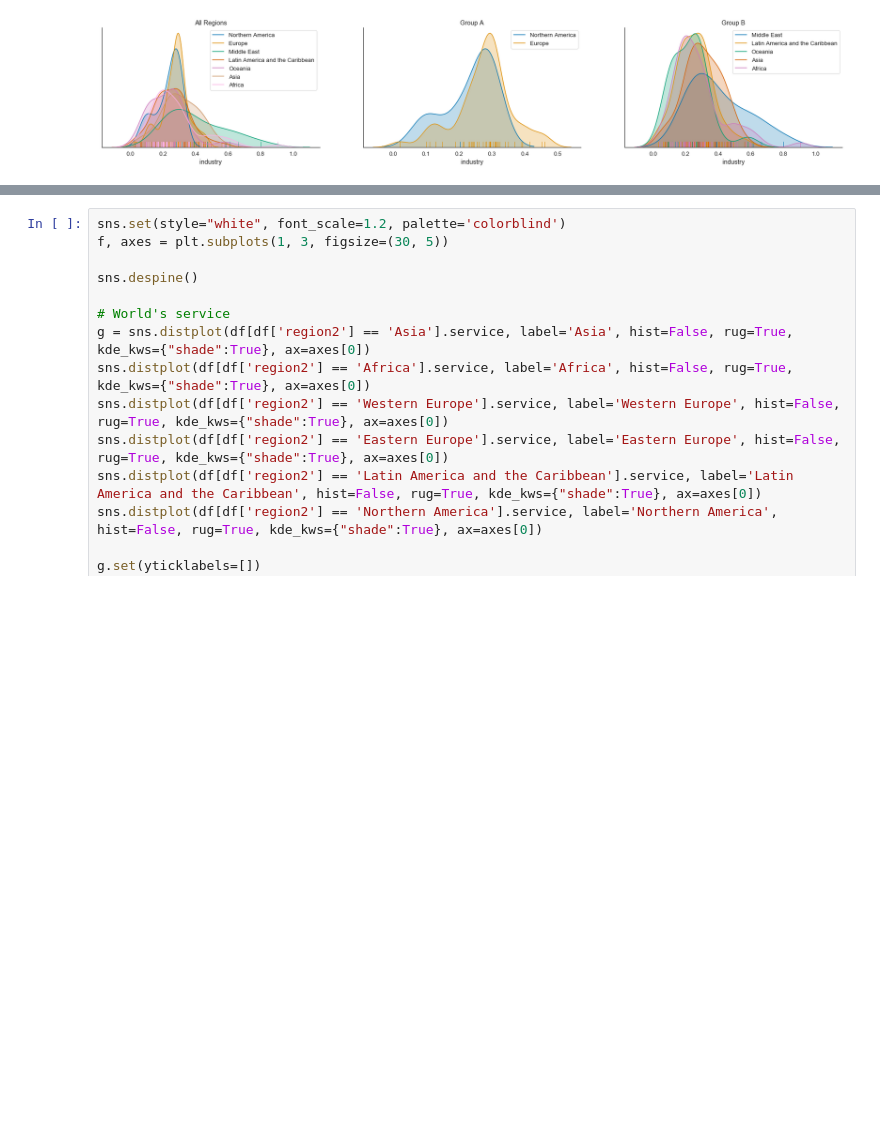
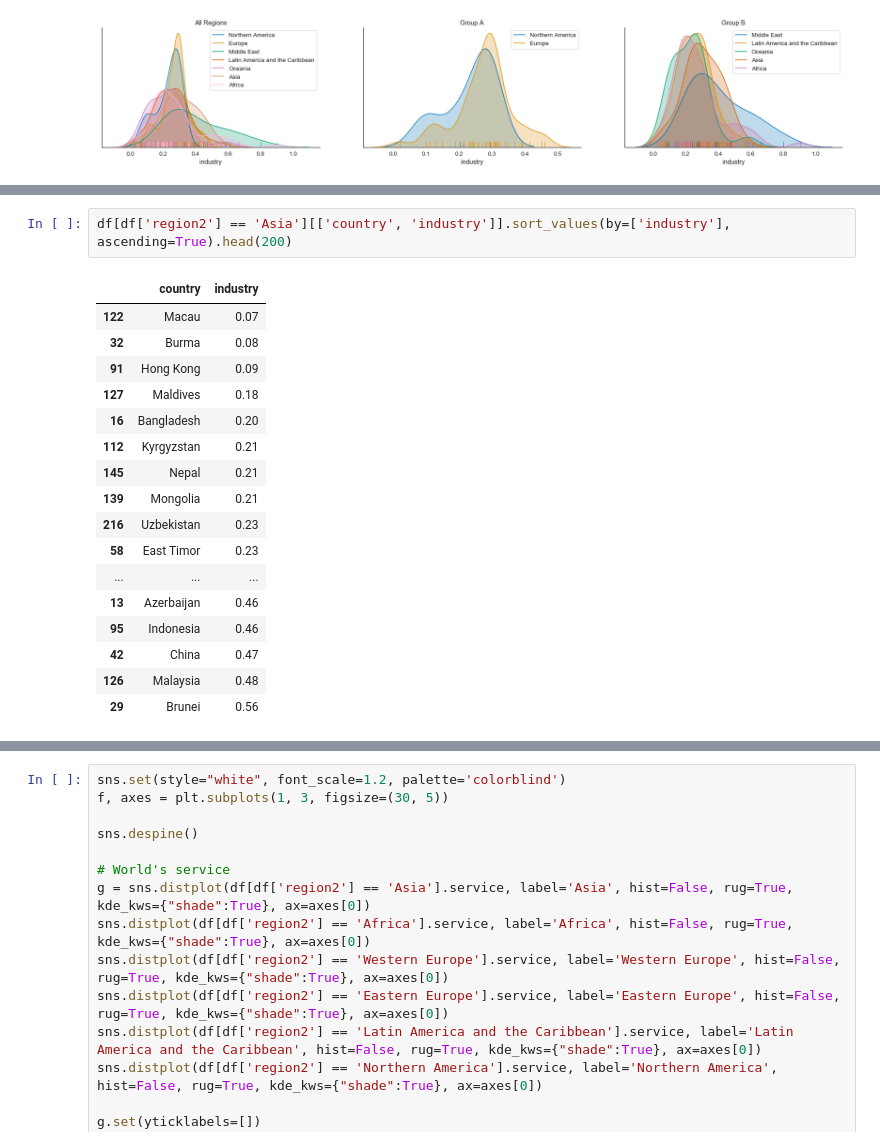
Before and after one commit to ksatola/Countries-of-the-World, a Jupyter notebook: workbook.ipynb, the cells around one changed output, grey strips where cells are left out. Cells and saved outputs as stored; diff of their text form; blank space fills up the shorter version.

```diff
--- a/workbook.ipynb
+++ b/workbook.ipynb
@@ -1099,0 +1146,20 @@ percentage of GDP sector composition ratio for service economy sector (znalezc l
+# %%
+df[df['region2'] == 'Asia'][['country', 'industry']].sort_values(by=['industry'], ascending=True).head(200)
+# %% [output]
+|  | country | industry |
+| 122 | Macau | 0.07 |
+| 32 | Burma | 0.08 |
+| 91 | Hong Kong | 0.09 |
+| 127 | Maldives | 0.18 |
+| 16 | Bangladesh | 0.20 |
+| 112 | Kyrgyzstan | 0.21 |
+| 145 | Nepal | 0.21 |
+| 139 | Mongolia | 0.21 |
+| 216 | Uzbekistan | 0.23 |
+| 58 | East Timor | 0.23 |
+| ... | ... | ... |
+| 13 | Azerbaijan | 0.46 |
+| 95 | Indonesia | 0.46 |
+| 42 | China | 0.47 |
+| 126 | Malaysia | 0.48 |
+| 29 | Brunei | 0.56 |
```
Also changed, not shown: parts of 8 cells of this notebook.
